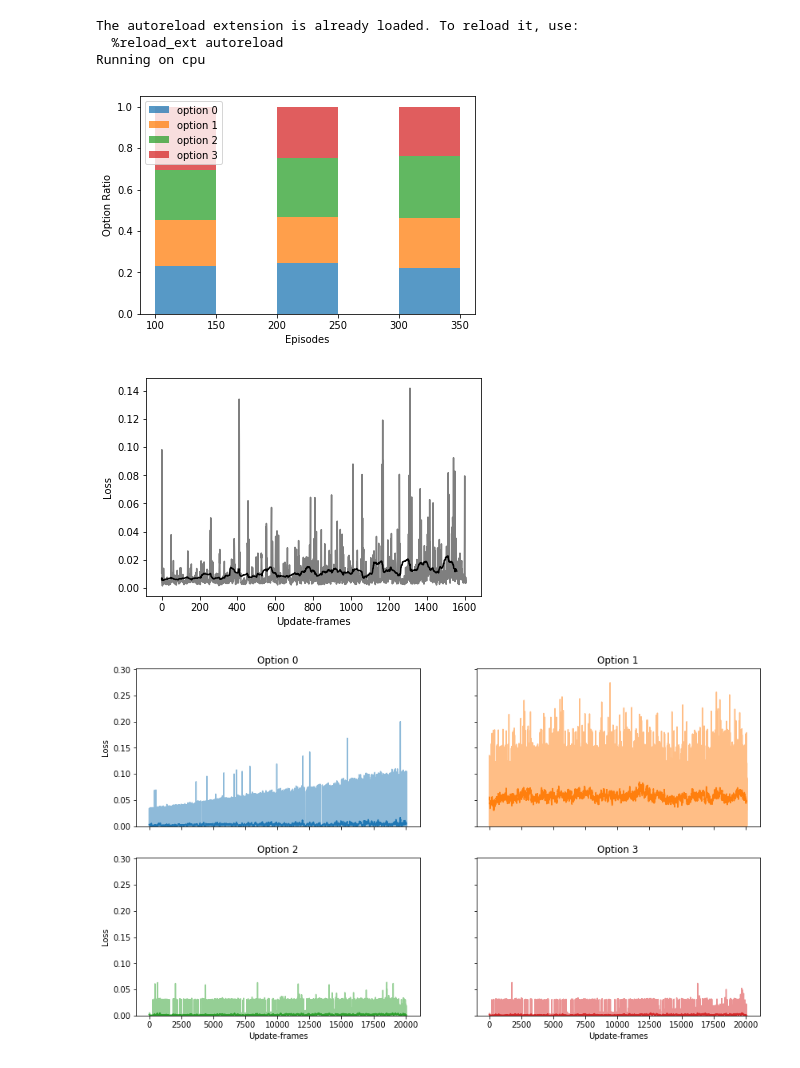
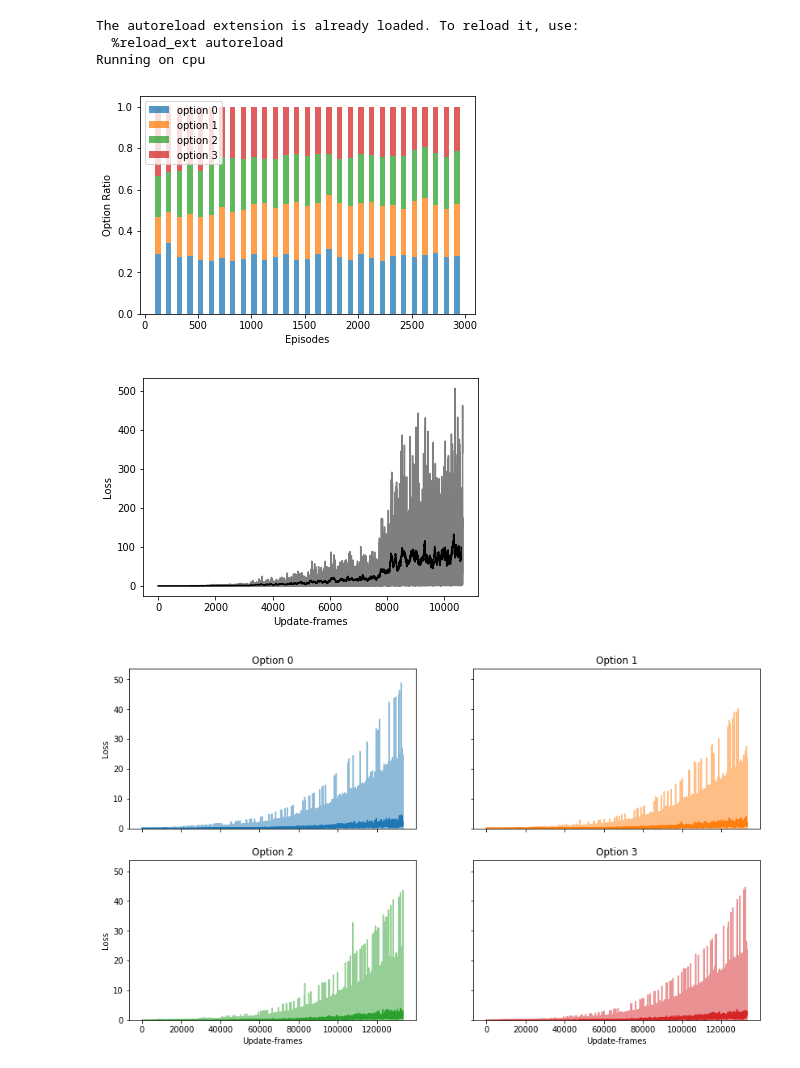
Before and after one commit to weekend37/HDQN, a Jupyter notebook: HDQN_Pacman_Visualization.ipynb, the cells around one changed output. Saved outputs shown, nothing was run; the diff lists cells and outputs as text; code cells hidden in the pictures.

```diff
--- a/HDQN_Pacman_Visualization.ipynb
+++ b/HDQN_Pacman_Visualization.ipynb
@@ -49,20 +49,20 @@ Running on cpu
 # %%
 def load_learning_curves(name='hdqn_learning_curves'):
   with open(CHECKPOINT_FOLDERNAME + name + '.pkl', 'rb') as f:
     return pickle.load(f)
 
 CHECKPOINT_FOLDERNAME = "checkpoints/"
-# prefix = "hdqn"
+prefix = "hdqn"
 # prefix = "hdqn_2head_4LR"
 # prefix = "hdqn_Random_meta_Domain_Knowledge"
-prefix = "gradient_test"
+# prefix = "gradient_test"
 name = prefix + "_" + "learning_curves"
 lc = load_learning_curves(name=name)
 
 window = 50
 plot_option_ratio(lc['option_ratio'], window)
 # %% [output]
-[figure, old version]
+[figure, new version]
 # %%
 def running_mean(x, N=50):
     cumsum = np.cumsum(np.insert(x, 0, 0))
@@ -74,7 +74,7 @@ plt.xlabel('Update-frames')
 plt.ylabel('Loss')
 plt.show()
 # %% [output]
-[figure, old version]
+[figure, new version]
 # %%
 max_y = max(np.concatenate([lc['losses'][i] for i in range(4)]))
 fig, axs = plt.subplots(2, 2)
@@ -103,7 +103,7 @@ for ax in axs.flat:
 for ax in axs.flat:
     ax.label_outer()
 # %% [output]
-[figure, old version]
+[figure, new version]
 # %%
 env = gym.make("MsPacman-v0")
 hdqn = HDQN_2head(env, learning_rate=2.5e-6, device=device, checkpoint_path=CHECKPOINT_FOLDERNAME)
```
Also changed, not shown: parts of 2 cells of this notebook, 5 other files.
